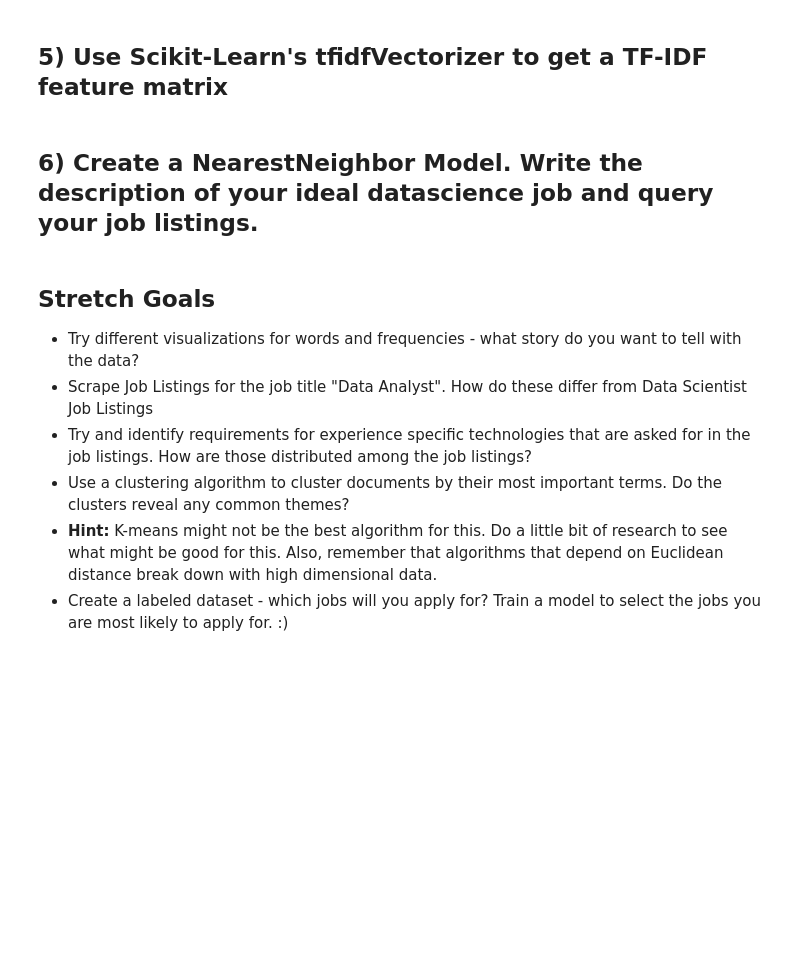
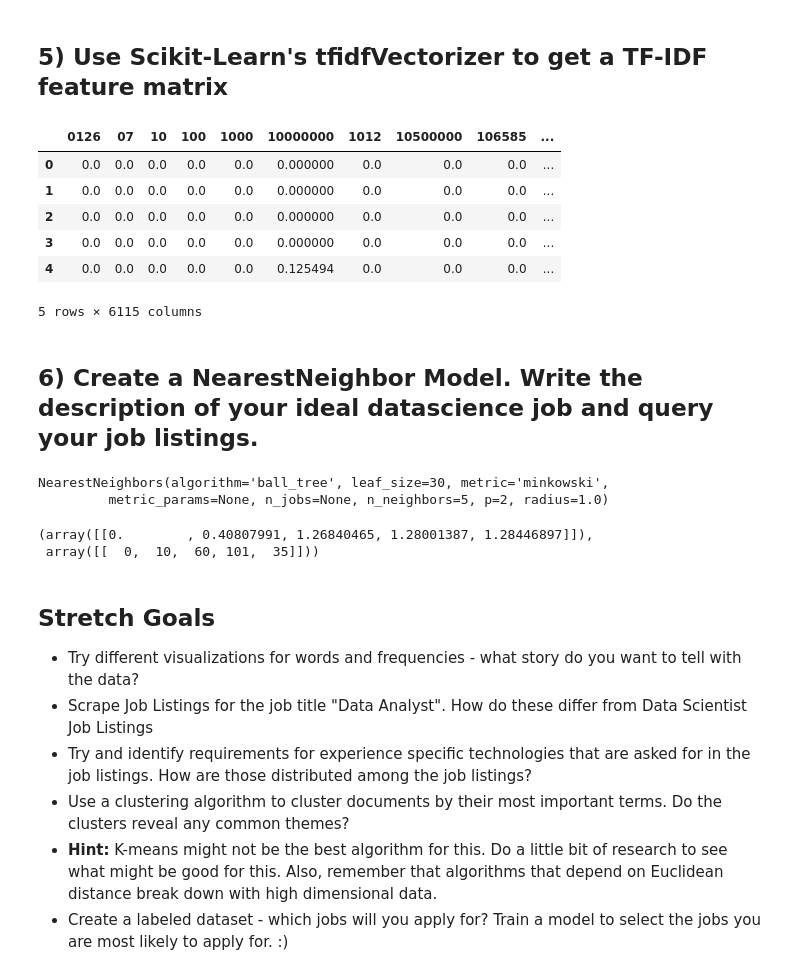
Before and after one commit to ewuerfel66/DS-Unit-4-Sprint-1-NLP, a Jupyter notebook: module2-vector-representations/LS_DS_412_Vector_Representations_Assignment.ipynb, the cells around one changed output. Cells and saved outputs as stored; diff of their text form; code cells hidden in the pictures; blank space fills up the shorter version.

```diff
--- a/module2-vector-representations/LS_DS_412_Vector_Representations_Assignment.ipynb
+++ b/module2-vector-representations/LS_DS_412_Vector_Representations_Assignment.ipynb
@@ -47,2 +237,21 @@ raise Exception("\nThis task is not complete. \nReplace this line with your code
+# %%
+# Instantiate Vectorizer
+tfidf = TfidfVectorizer(stop_words = 'english')
+# %%
+# Create a vocab and get word counts per doc
+sparse = tfidf.fit_transform(text)
+# %%
+# send to df
+tfidf_dtm = pd.DataFrame(sparse.todense(), columns = tfidf.get_feature_names())
+# %%
+tfidf_dtm.head()
+# %% [output]
+|  | 0126 | 07 | 10 | 100 | 1000 | 10000000 | 1012 | 10500000 | 106585 | ... |
+| 0 | 0.0 | 0.0 | 0.0 | 0.0 | 0.0 | 0.000000 | 0.0 | 0.0 | 0.0 | ... |
+| 1 | 0.0 | 0.0 | 0.0 | 0.0 | 0.0 | 0.000000 | 0.0 | 0.0 | 0.0 | ... |
+| 2 | 0.0 | 0.0 | 0.0 | 0.0 | 0.0 | 0.000000 | 0.0 | 0.0 | 0.0 | ... |
+| 3 | 0.0 | 0.0 | 0.0 | 0.0 | 0.0 | 0.000000 | 0.0 | 0.0 | 0.0 | ... |
+| 4 | 0.0 | 0.0 | 0.0 | 0.0 | 0.0 | 0.125494 | 0.0 | 0.0 | 0.0 | ... |
+5 rows × 6115 columns
 # %% [markdown]
 ## 6) Create a NearestNeighbor Model. Write the description of your ideal datascience job and query your job listings.
@@ -52,3 +258,16 @@ raise Exception("\nThis task is not complete. \nReplace this line with your code
+# %%
+# Instantiate model
+nn = NearestNeighbors(n_neighbors=5, algorithm='ball_tree')
+nn.fit(tfidf_dtm)
+# %% [output]
+NearestNeighbors(algorithm='ball_tree', leaf_size=30, metric='minkowski',
+         metric_params=None, n_jobs=None, n_neighbors=5, p=2, radius=1.0)
+# %%
+# Query for closest neighbors
+nn.kneighbors([tfidf_dtm.iloc[0]])
+# %% [output]
+(array([[0.        , 0.40807991, 1.26840465, 1.28001387, 1.28446897]]),
+ array([[  0,  10,  60, 101,  35]]))
 # %% [markdown]
 ## Stretch Goals
 
```
Also changed, not shown: parts of 35 cells of this notebook, 2 other files.
